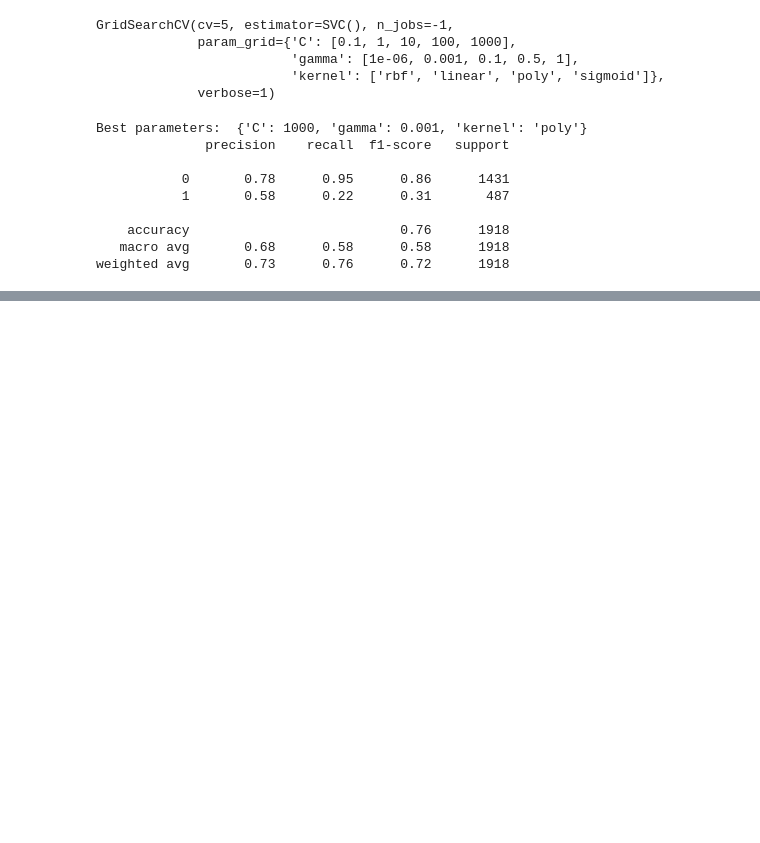
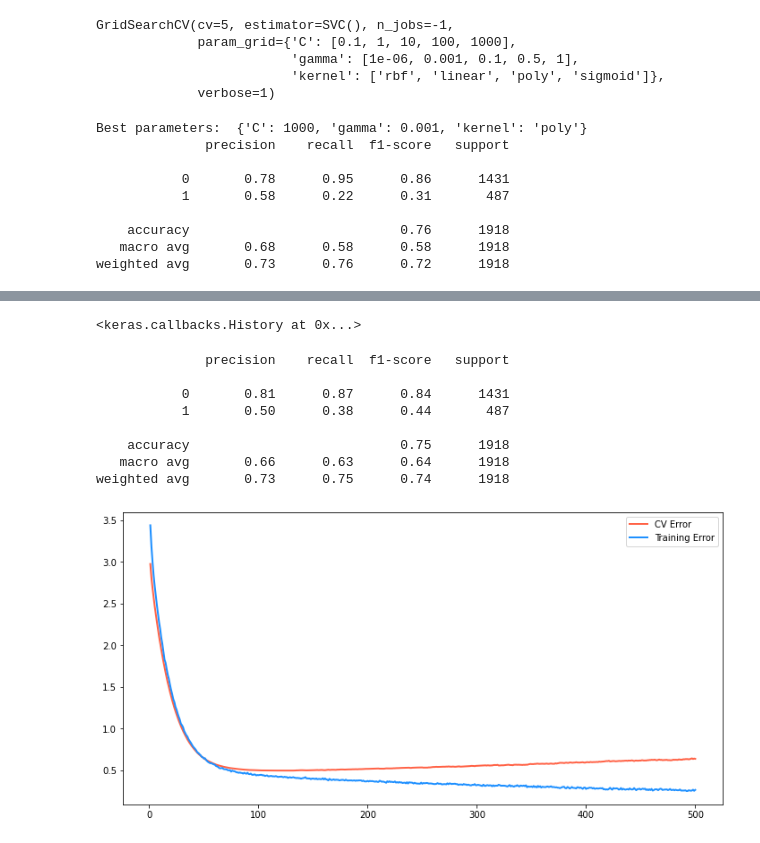
Before and after one commit to Japsz/DesafioLatam, a Jupyter notebook: Unidad 3 - Machine Learning/Prueba/Predicción de delitos/hito1.ipynb, the cells around one changed output, grey strips where cells are left out. Drawn from its saved outputs; the diff is of its cells as text; code cells hidden in the pictures; blank space fills up the shorter version.

```diff
--- a/Unidad 3 - Machine Learning/Prueba/Predicción de delitos/hito1.ipynb
+++ b/Unidad 3 - Machine Learning/Prueba/Predicción de delitos/hito1.ipynb
@@ -906,0 +1034,23 @@ weighted avg       0.73      0.76      0.70      1918
+# %%
+# Intentaremos una red neuronal con una capa oculta de 10 neuronas
+from keras.models import Sequential
+from keras.layers import Dense
+from tensorflow.keras.optimizers import Adam
+from keras.callbacks import History
+from keras.regularizers import l2
+from keras.layers import Dropout
+from keras.metrics import Precision
+def plot_cross_entropy(history, ax=None):
+    """TODO: Docstring for plot_cross_entropy.
+
+    :history: TODO
+    :returns: TODO
+
+    """
+    ax = ax or plt.gca()
+    extract_val_loss = history.history['val_loss']
+    extract_loss = history.history['loss']
+    ax.plot(range(1, len(extract_val_loss) + 1), extract_val_loss, label = 'CV Error', color='tomato', lw=2)
+    ax.plot(range(1, len(extract_loss) + 1), extract_loss, label = 'Training Error', color='dodgerblue', lw=2)
+    plt.legend()
+    return ax
@@ -906,0 +1063,29 @@ weighted avg       0.73      0.76      0.70      1918
+# %%
+hist_1 = History()
+# compilamos el modelo
+neuralNetModel = Sequential()
+neuralNetModel.add(Dense(100, input_dim=len(gmmMixtureDf.columns), activation='relu', name='input_layer'))
+neuralNetModel.add(Dropout(0.6, name='primer_dropout'))
+neuralNetModel.add(Dense(50, activation='relu', name='hidden_layer', kernel_regularizer=l2(0.03)))
+neuralNetModel.add(Dropout(0.5, name='segundo_dropout'))
+neuralNetModel.add(Dense(2, activation='softmax', name='output_layer'))
+neuralNetModel.compile(loss='binary_crossentropy', optimizer=Adam(learning_rate=0.0001), metrics=[Precision()])
+# conseguimos el vector objetivo para softmax
+y_GMM_softmax_train = np.array(list(zip(y_GMM_train,np.where(y_GMM_train == 0, 1,0))))
+# Entrenamos el modelo
+neuralNetModel.fit(X_GMM_train, y_GMM_softmax_train, epochs=500, batch_size=58, verbose=0, validation_split=0.2, callbacks=[hist_1])
+# %% [output]
+<keras.callbacks.History at 0x...>
+# %%
+plot_cross_entropy(hist_1)
+print(classification_report(y_GMM_test, np.where(neuralNetModel.predict(X_GMM_test)[:,0] > 0.5, 1, 0)))
+# %% [output]
+              precision    recall  f1-score   support
+
+           0       0.81      0.87      0.84      1431
+           1       0.50      0.38      0.44       487
+
+    accuracy                           0.75      1918
+   macro avg       0.66      0.63      0.64      1918
+weighted avg       0.73      0.75      0.74      1918
+[figure, added]
```
Also changed, not shown: parts of 54 cells of this notebook, 6 other files.
